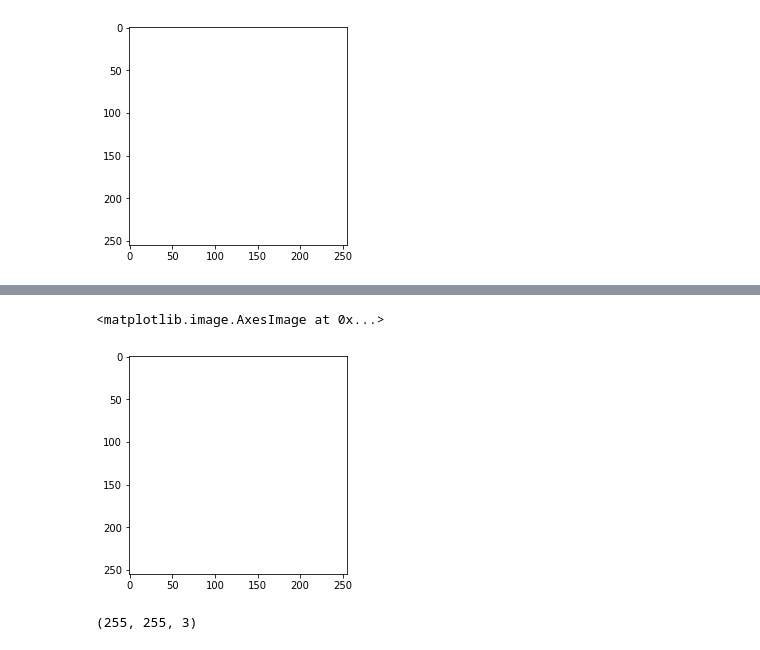
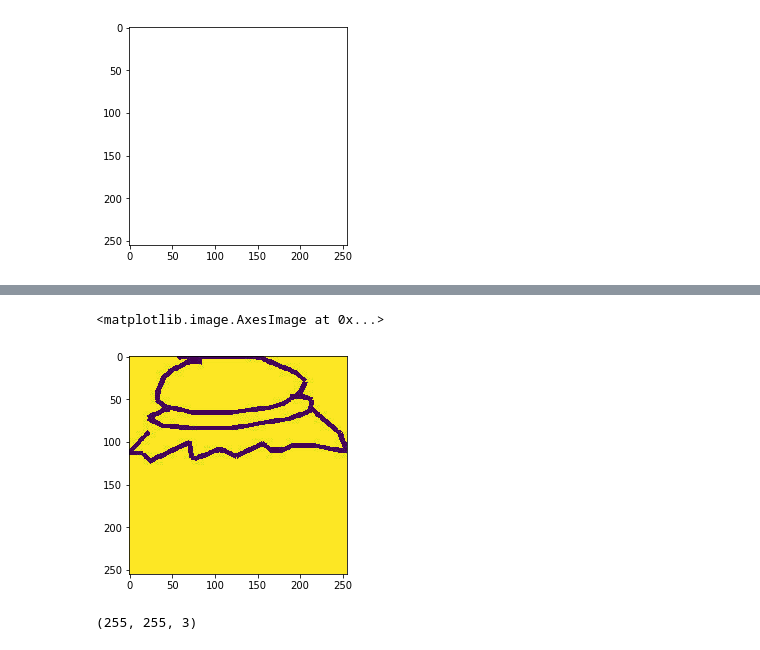
Before and after one commit to ShaunSpinelli/kaggle-quick_draw, a Jupyter notebook: main.ipynb, the cells around one changed output, grey strips where cells are left out. Cells and saved outputs as stored; diff of their text form; code cells hidden in the pictures.

```diff
--- a/main.ipynb
+++ b/main.ipynb
@@ -140,11 +162,11 @@ import numpy as np
 # %%
 from matplotlib.pyplot import imshow
 from PIL import Image
-im = Image.open(f'{PATH}/train/dog/{files[1]}')
+im = Image.open(f'{PATH}/test/9003062625131908.jpeg')
 imshow(np.asarray(im))
 # %% [output]
 <matplotlib.image.AxesImage at 0x...>
-[figure, old version]
+[figure, new version]
 # %%
 im_np  = np.asarray(im)
 # %%
```
Also changed, not shown: parts of 3 cells of this notebook, 4 other files.
